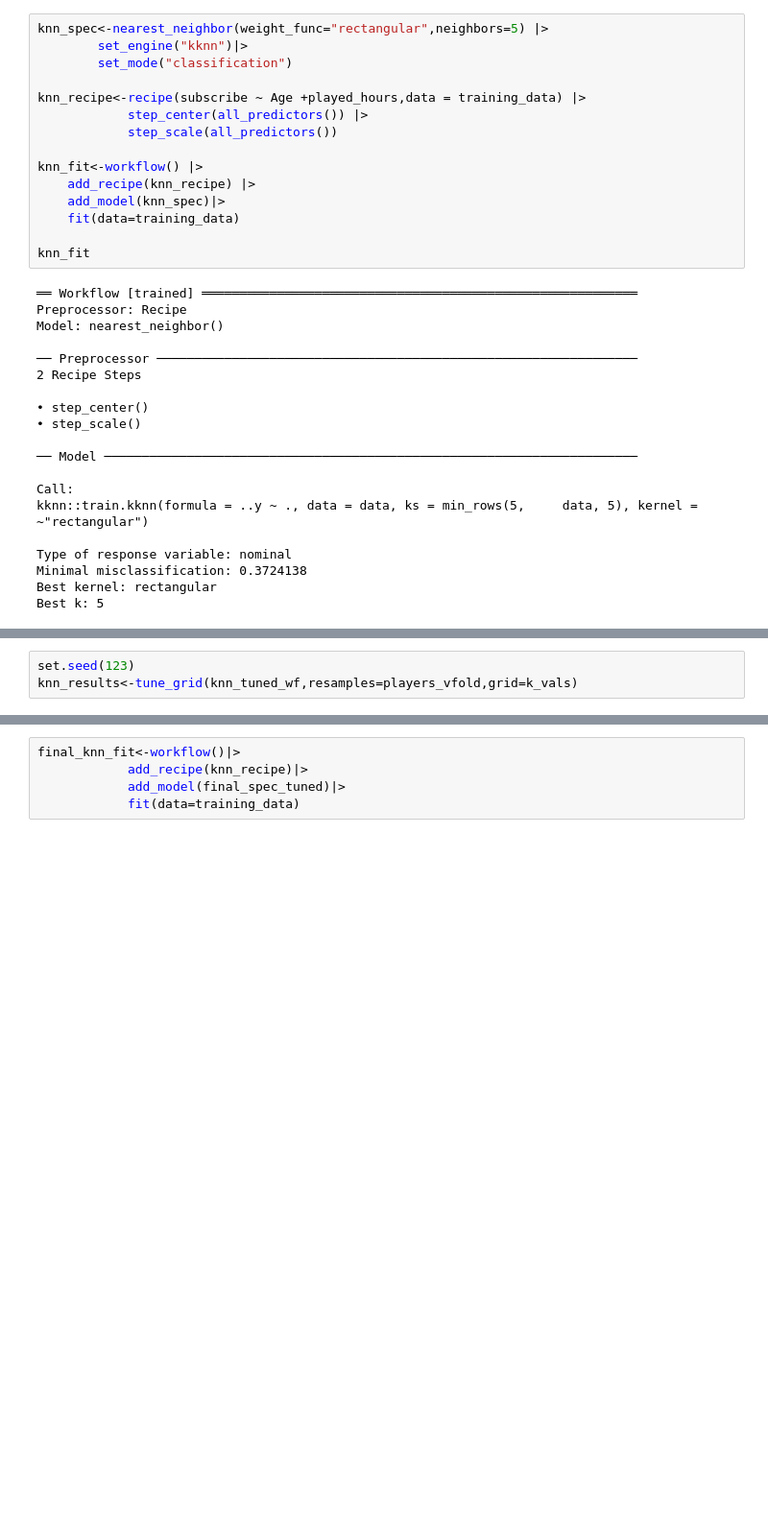
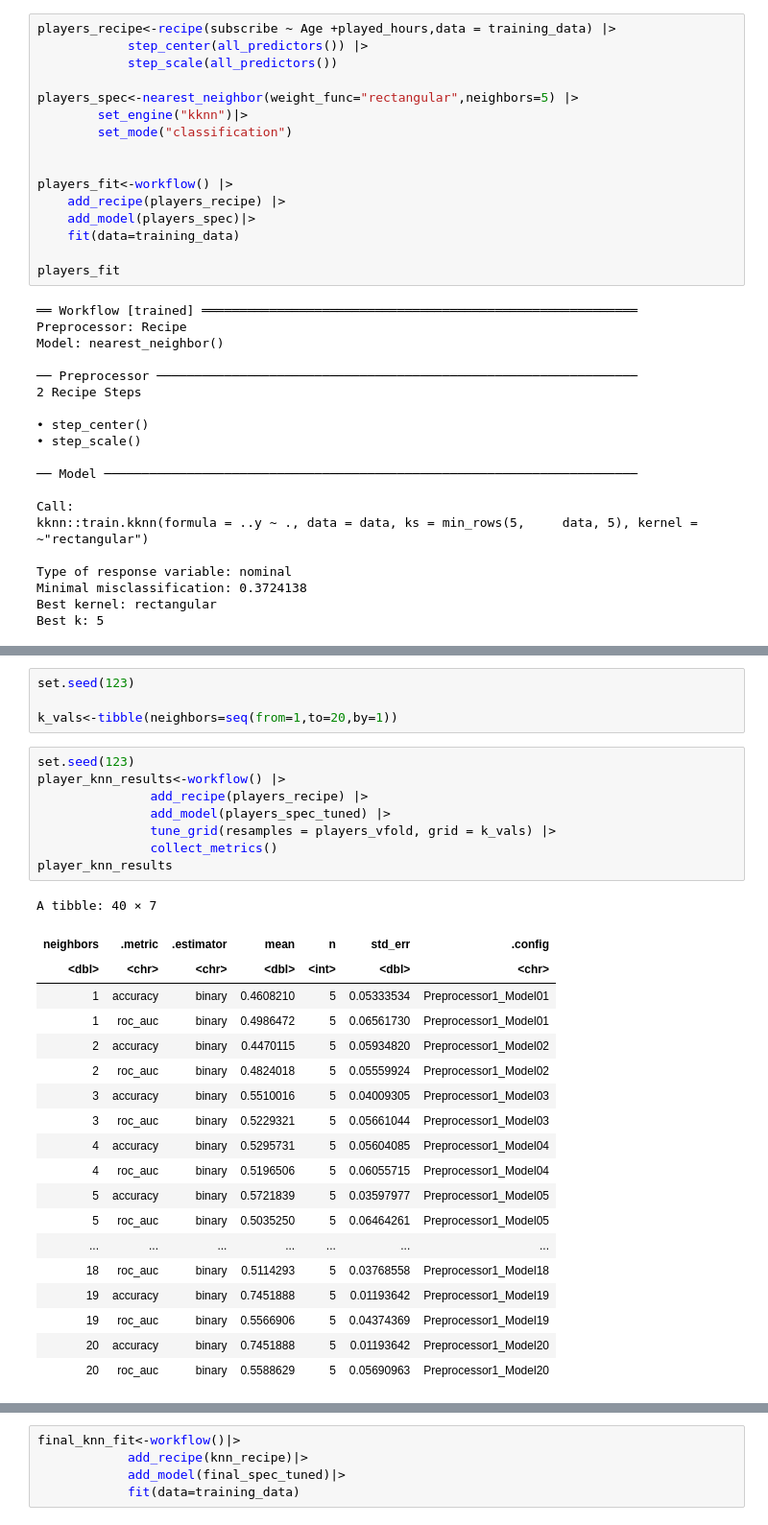
Before and after one commit to saisriman2004/DSCI_V-100-Group-Project, a Jupyter notebook: ProjectFinalReport.ipynb, the cells around one changed output, grey strips where cells are left out. Shown at 96% size. Drawn from its saved outputs; the diff is of its cells as text; blank space fills up the shorter version.

```diff
--- a/ProjectFinalReport.ipynb
+++ b/ProjectFinalReport.ipynb
@@ -253,18 +234,19 @@ rare_plot
 # %%
-knn_spec<-nearest_neighbor(weight_func="rectangular",neighbors=5) |>
+players_recipe<-recipe(subscribe ~ Age +played_hours,data = training_data) |>
+            step_center(all_predictors()) |>
+            step_scale(all_predictors())
+
+players_spec<-nearest_neighbor(weight_func="rectangular",neighbors=5) |>
         set_engine("kknn")|>
         set_mode("classification")
 
-knn_recipe<-recipe(subscribe ~ Age +played_hours,data = training_data) |>
-            step_center(all_predictors()) |>
-            step_scale(all_predictors())
 
-knn_fit<-workflow() |>
-    add_recipe(knn_recipe) |>
-    add_model(knn_spec)|>
+players_fit<-workflow() |>
+    add_recipe(players_recipe) |>
+    add_model(players_spec)|>
     fit(data=training_data)
 
-knn_fit
+players_fit
 # %% [output]
 ══ Workflow [trained] ══════════════════════════════════════════════════════════
 Preprocessor: Recipe
@@ -319,4 +320,33 @@ players_vfold<-vfold_cv(training_data,v=5,strata=subscribe)
+# %%
+set.seed(123)
+
+k_vals<-tibble(neighbors=seq(from=1,to=20,by=1))
 # %%
 set.seed(123)
-knn_results<-tune_grid(knn_tuned_wf,resamples=players_vfold,grid=k_vals)
+player_knn_results<-workflow() |>
+               add_recipe(players_recipe) |>
+               add_model(players_spec_tuned) |>
+               tune_grid(resamples = players_vfold, grid = k_vals) |>
+               collect_metrics()
+player_knn_results
+# %% [output]
+A tibble: 40 × 7
+| neighbors | .metric | .estimator | mean | n | std_err | .config |
+| <dbl> | <chr> | <chr> | <dbl> | <int> | <dbl> | <chr> |
+| 1 | accuracy | binary | 0.4608210 | 5 | 0.05333534 | Preprocessor1_Model01 |
+| 1 | roc_auc | binary | 0.4986472 | 5 | 0.06561730 | Preprocessor1_Model01 |
+| 2 | accuracy | binary | 0.4470115 | 5 | 0.05934820 | Preprocessor1_Model02 |
+| 2 | roc_auc | binary | 0.4824018 | 5 | 0.05559924 | Preprocessor1_Model02 |
+| 3 | accuracy | binary | 0.5510016 | 5 | 0.04009305 | Preprocessor1_Model03 |
+| 3 | roc_auc | binary | 0.5229321 | 5 | 0.05661044 | Preprocessor1_Model03 |
+| 4 | accuracy | binary | 0.5295731 | 5 | 0.05604085 | Preprocessor1_Model04 |
+| 4 | roc_auc | binary | 0.5196506 | 5 | 0.06055715 | Preprocessor1_Model04 |
+| 5 | accuracy | binary | 0.5721839 | 5 | 0.03597977 | Preprocessor1_Model05 |
+| 5 | roc_auc | binary | 0.5035250 | 5 | 0.06464261 | Preprocessor1_Model05 |
+| ... | ... | ... | ... | ... | ... | ... |
+| 18 | roc_auc | binary | 0.5114293 | 5 | 0.03768558 | Preprocessor1_Model18 |
+| 19 | accuracy | binary | 0.7451888 | 5 | 0.01193642 | Preprocessor1_Model19 |
+| 19 | roc_auc | binary | 0.5566906 | 5 | 0.04374369 | Preprocessor1_Model19 |
+| 20 | accuracy | binary | 0.7451888 | 5 | 0.01193642 | Preprocessor1_Model20 |
+| 20 | roc_auc | binary | 0.5588629 | 5 | 0.05690963 | Preprocessor1_Model20 |
 # %%
```
Also changed, not shown: parts of 11 cells of this notebook.
